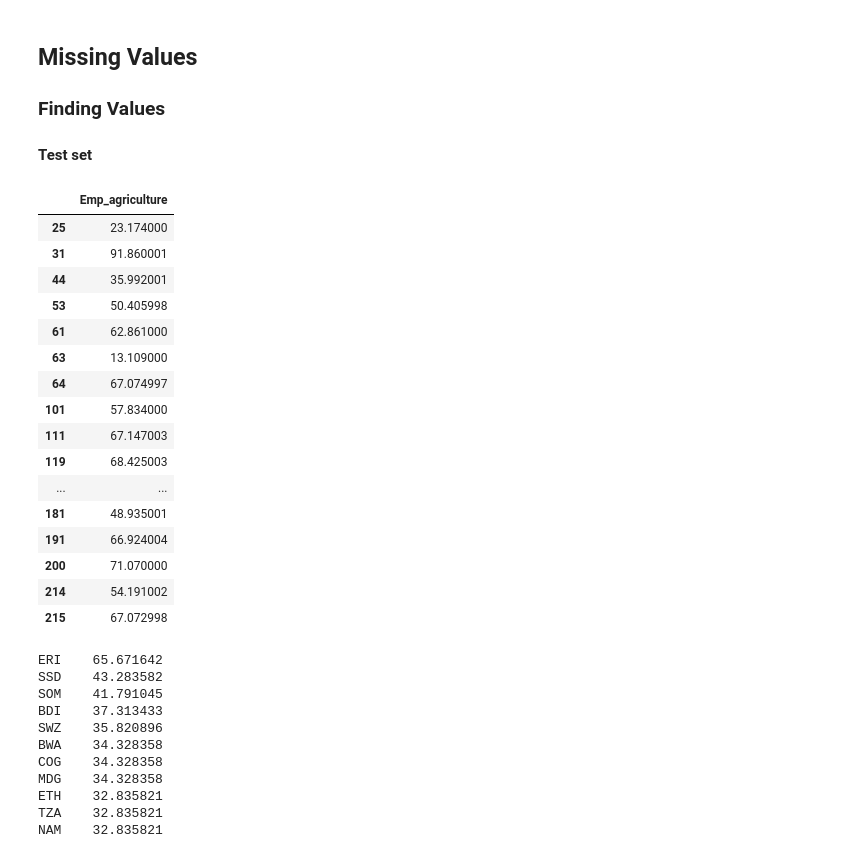
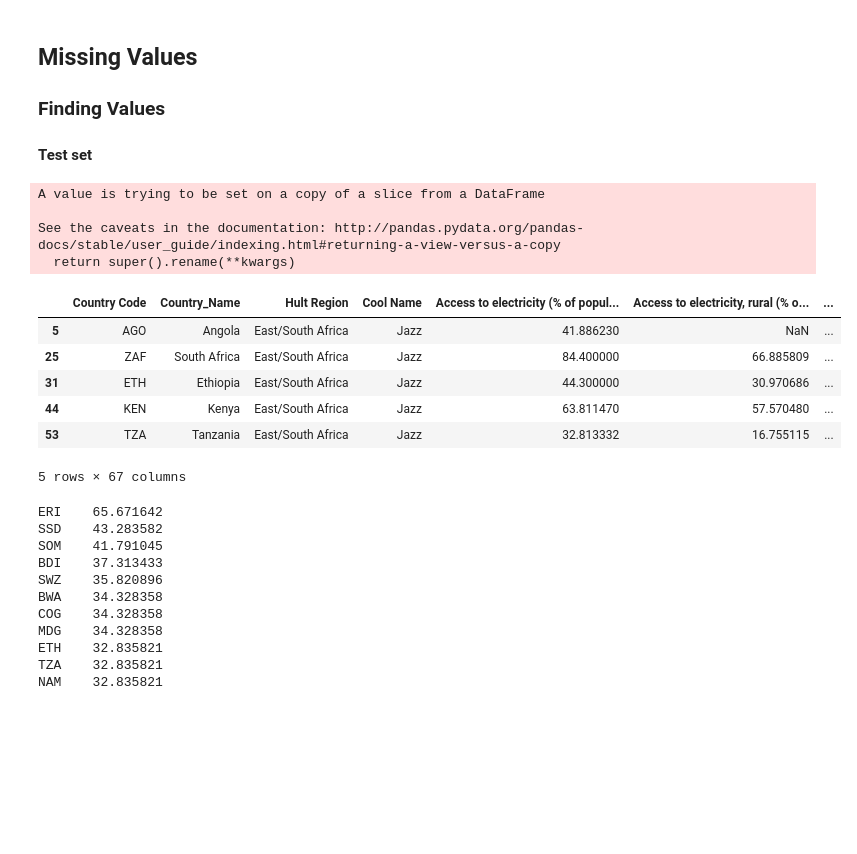
Before and after one commit to Team-3-Valencia-Hult-Analytics/ES_Africa_T3, a Jupyter notebook: Africa_project.ipynb, the cells around one changed output. Drawn from its saved outputs; the diff is of its cells as text; code cells hidden in the pictures; blank space fills up the shorter version.

Commit message:
Creationg the charts and updating the py document

```diff
--- a/Africa_project.ipynb
+++ b/Africa_project.ipynb
@@ -63,37 +62,31 @@ dtype: int64
 # %%
 # Africa
 
-Africa = ['BWA','BDI','COG','DJI','ERI', 'SWZ','ETH','KEN','LSO','MDG',
+Africa = ['AGO','BWA','BDI','COG','DJI','ERI', 'SWZ','ETH','KEN','LSO','MDG',
           'MWI','MOZ','NAM','RWA','SOM','ZAF','SSD','TZA','UGA','ZMB',
           'ZWE']
 
 # Subset of Countr - dies
 AfricaDf = Africa_dataset[Africa_dataset['Country Code'].isin(Africa)]
 
-AfricaDf.rename(columns={"Employment in agriculture (% of total employment) (modeled ILO estimate)"
+AfricaDf.rename(columns={"Country Name":"Country_Name","Employment in agriculture (% of total employment) (modeled ILO estimate)"
                          : "Emp_agriculture","Employment in industry (% of total employment) (modeled ILO estimate)"
                          : "Emp_industry","Employment in services (% of total employment) (modeled ILO estimate)"
                          : "Emp_services","GDP (current US$)":"GDP_USD","GDP growth (annual %)":"GDP_growth"}, inplace=True)
 
-AfricaDf.loc[:,["Emp_agriculture"]]
+AfricaDf.head() #loc[:,["Emp_agriculture"]]
 # %% [output]
+A value is trying to be set on a copy of a slice from a DataFrame
+
+See the caveats in the documentation: http://pandas.pydata.org/pandas-docs/stable/user_guide/indexing.html#returning-a-view-versus-a-copy
+  return super().rename(**kwargs)
-|  | Emp_agriculture |
-| 25 | 23.174000 |
-| 31 | 91.860001 |
-| 44 | 35.992001 |
-| 53 | 50.405998 |
-| 61 | 62.861000 |
-| 63 | 13.109000 |
-| 64 | 67.074997 |
-| 101 | 57.834000 |
-| 111 | 67.147003 |
-| 119 | 68.425003 |
-| ... | ... |
-| 181 | 48.935001 |
-| 191 | 66.924004 |
-| 200 | 71.070000 |
-| 214 | 54.191002 |
-| 215 | 67.072998 |
+|  | Country Code | Country_Name | Hult Region | Cool Name | Access to electricity (% of popul... | Access to electricity, rural (% o... | ... |
+| 5 | AGO | Angola | East/South Africa | Jazz | 41.886230 | NaN | ... |
+| 25 | ZAF | South Africa | East/South Africa | Jazz | 84.400000 | 66.885809 | ... |
+| 31 | ETH | Ethiopia | East/South Africa | Jazz | 44.300000 | 30.970686 | ... |
+| 44 | KEN | Kenya | East/South Africa | Jazz | 63.811470 | 57.570480 | ... |
+| 53 | TZA | Tanzania | East/South Africa | Jazz | 32.813332 | 16.755115 | ... |
+5 rows × 67 columns
 # %%
 
 # Checking missing values for Africa Data Set
```
Also changed, not shown: parts of 12 cells of this notebook, 12 other files.
